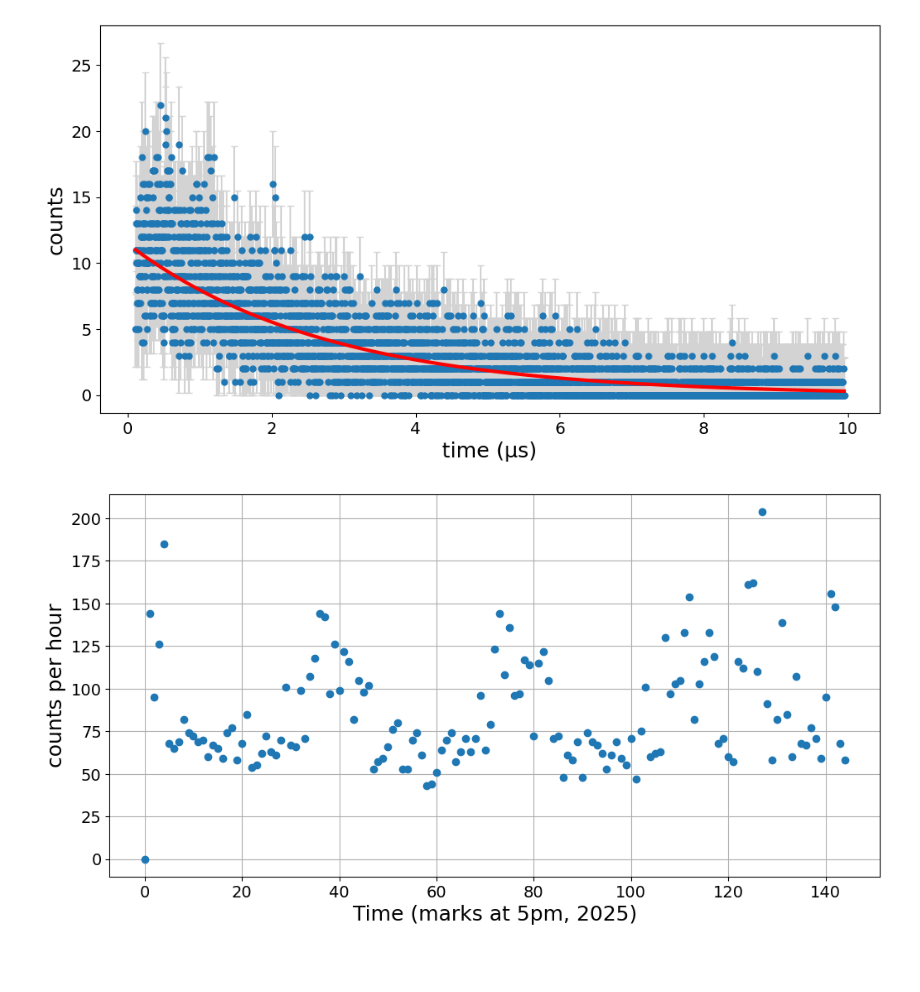
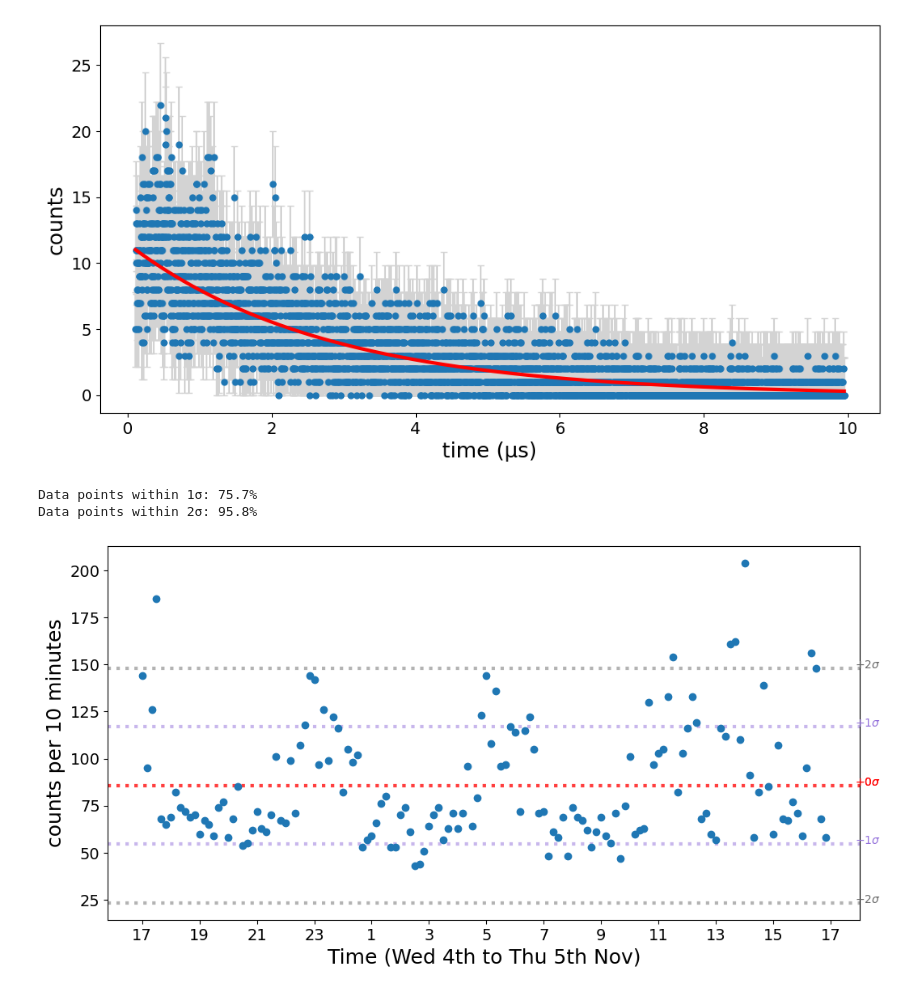
Before and after one commit to javirgv/Muon-Detector-Experiment, a Jupyter notebook: MuonDetector.ipynb, the cells around one changed output. Drawn from its saved outputs; the diff is of its cells as text; code cells hidden in the pictures; blank space fills up the shorter version.

Commit message:
DAta Analysis Run2

```diff
--- a/MuonDetector.ipynb
+++ b/MuonDetector.ipynb
@@ -384,15 +396,16 @@ plt.show()
 # %%
 # Run 2 was cleared after every measurement (10 minutes)
 paths = glob("Run2/*")
-count_rate2 = [0.0]
-final_data2 = np.zeros(4096-44-110)
+count_rate = []
+final_data = np.zeros(4096-44-110)
 
 for path in paths:
     data = np.loadtxt(path, unpack=True, delimiter=' ')
-    count_rate2.append(np.sum(data))
-    final_data2 += data[44:-110]
+    count_rate.append(np.sum(data))
+    final_data += data[44:-110]
 
-np.sum(final_data2)
+count_rate = np.array(count_rate)
+np.sum(final_data)
 # %% [output]
 12207.0
 # %%
@@ -423,10 +436,29 @@ Best-fit line: 11.4591*exp(-t/2.7524) + -0.0053
 Uncertainties on: A = 0.2040, tau = 0.1268, C = 0.1323
 [figure]
 # %%
-plt.plot(count_rate2, 'o')
-plt.xlabel('Time (marks at 5pm, 2025)')
-plt.ylabel('counts per hour')
-plt.grid()
+xticks = np.arange(0,len(count_rate)+1,12)   # tick every 12 points (each point is 10 minutes so 2h)
+xlabels = (17 + xticks//6) % 24
+
+mean, std = np.mean(count_rate), np.std(count_rate)
+
+for n, color in enumerate(['r', 'mediumpurple', 'dimgray']):
+    plt.axhline(mean + n*std, color=color, linestyle=':', linewidth=3, alpha=0.5)
+    plt.axhline(mean - n*std, color=color, linestyle=':', linewidth=3, alpha=0.5)
+    plt.text(len(count_rate) + 5, mean + n*std, f'$+{n}\\sigma$', color=color)
+    plt.text(len(count_rate) + 5, mean - n*std, f'$-{n}\\sigma$', color=color)
+
+within_1sigma = np.mean((count_rate >= mean - std) & (count_rate <= mean + std))
+within_2sigma = np.mean((count_rate >= mean - 2*std) & (count_rate <= mean + 2*std))
+print(f"Data points within 1σ: {within_1sigma*100:.1f}%")
+print(f"Data points within 2σ: {within_2sigma*100:.1f}%")
+
+plt.plot(count_rate, 'o')
+plt.xticks(xticks, xlabels)
+plt.xlabel('Time (Wed 4th to Thu 5th Nov)')
+plt.ylabel('counts per 10 minutes')
+#plt.grid()
 plt.show()
 # %% [output]
+Data points within 1σ: 75.7%
+Data points within 2σ: 95.8%
-[figure, old version]
+[figure, new version]
```
Also changed, not shown: parts of 9 cells of this notebook.
